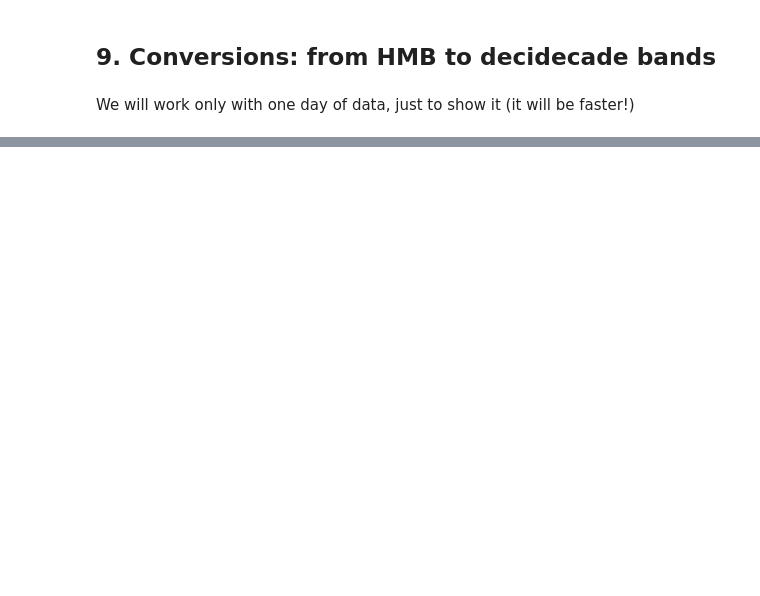
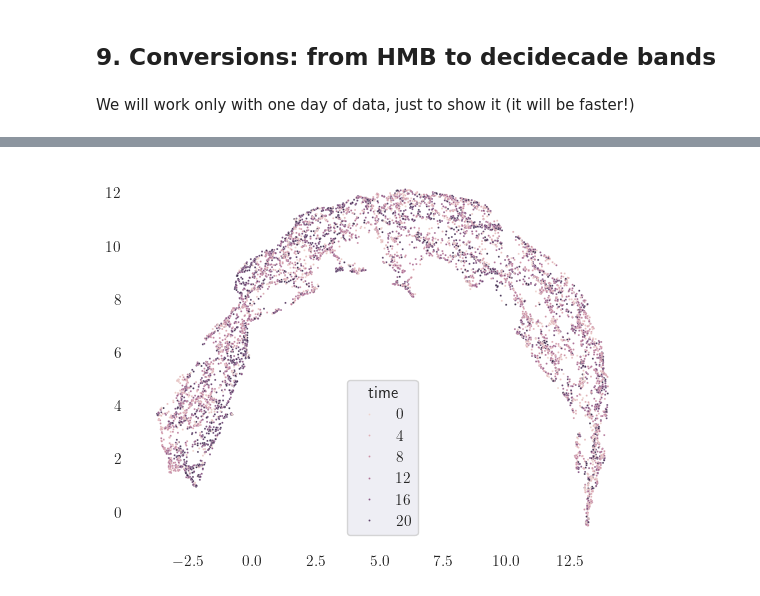
Before and after one commit to lifewatch/pypam-binder, a Jupyter notebook: data_analysis_with_pypam.ipynb, the cells around one changed output, grey strips where cells are left out. Drawn from its saved outputs; the diff is of its cells as text; code cells hidden in the pictures; blank space fills up the shorter version.

```diff
--- a/data_analysis_with_pypam.ipynb
+++ b/data_analysis_with_pypam.ipynb
@@ -505,0 +565,12 @@ decidecade_psd = 10 * np.log10(decidecade_psd)
+# %%
+umap_box = umap.UMAP(n_components=2, n_neighbors=20, min_dist=0.05)
+umap_box.fit(df1[frequency_columns].values)
+embedding = umap_box.transform(df1[frequency_columns])
+# %%
+ax = sns.scatterplot(x=embedding[:, 0], y=embedding[:, 1],
+                     s=2, alpha=0.9, hue=df1.index.hour,
+                     legend=True)
+ax.set_facecolor('white')
+plt.show()
+# %% [output]
+[figure, added]
```
Also changed, not shown: parts of 13 cells of this notebook.
